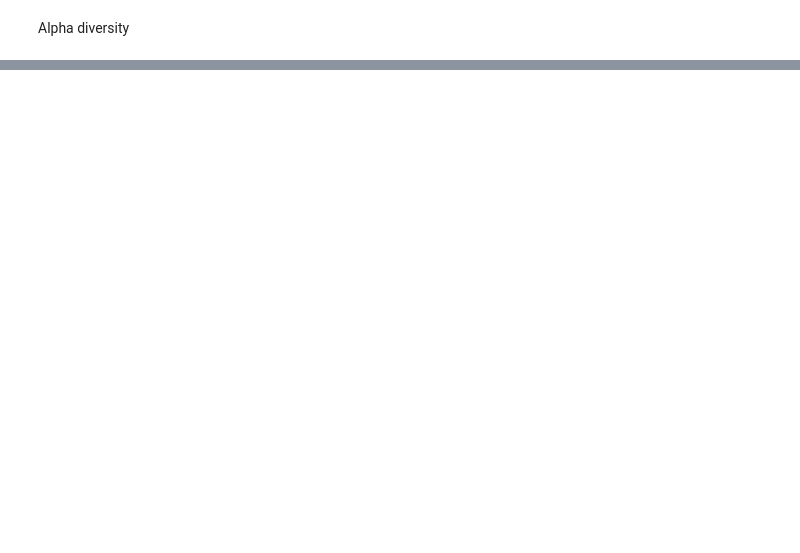
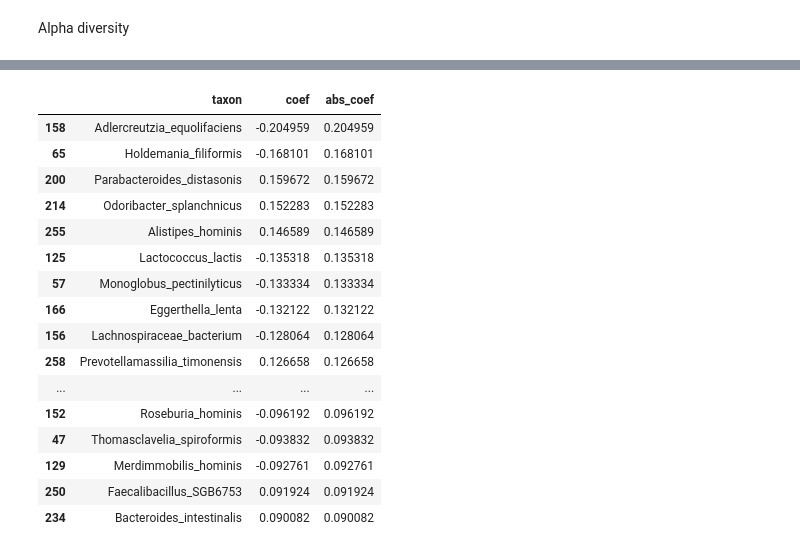
Before and after one commit to dar1a-da/HiddenMicrobiota, a Jupyter notebook: notebooks/metaphlan_analytic.ipynb, the cells around one changed output, grey strips where cells are left out. Cells and saved outputs as stored; diff of their text form; code cells hidden in the pictures; blank space fills up the shorter version.

```diff
--- a/notebooks/metaphlan_analytic.ipynb
+++ b/notebooks/metaphlan_analytic.ipynb
@@ -91,0 +204,8 @@ shannon_df = plot_shannon(me_t, meta, method="Metaphlan")
+# %%
+X_train, X_test, y_train, y_test = train_test_split(
+    X_clr,
+    y,
+    test_size=0.2,
+    random_state=42,
+    stratify=y
+)
@@ -91,0 +229,15 @@ shannon_df = plot_shannon(me_t, meta, method="Metaphlan")
+# %%
+cv = StratifiedKFold(n_splits=5, shuffle=True, random_state=42)
+
+grid = GridSearchCV(
+    pipe,
+    param_grid=param_grid,
+    scoring="roc_auc",
+    cv=cv,
+    n_jobs=-1
+)
+
+grid.fit(X_train, y_train)
+
+print("Best params:", grid.best_params_)
+print("Best CV ROC-AUC:", grid.best_score_)
@@ -91,0 +247,10 @@ shannon_df = plot_shannon(me_t, meta, method="Metaphlan")
+# %%
+best_model = grid.best_estimator_
+
+y_pred = best_model.predict(X_test)
+y_prob = best_model.predict_proba(X_test)[:, 1]
+
+print(classification_report(y_test, y_pred))
+print("Test ROC-AUC:", roc_auc_score(y_test, y_prob))
+print("Confusion matrix:")
+print(confusion_matrix(y_test, y_pred))
@@ -91,0 +271,30 @@ shannon_df = plot_shannon(me_t, meta, method="Metaphlan")
+# %%
+# Importance taxons
+
+coef = best_model.named_steps["model"].coef_[0]
+
+importance = pd.DataFrame({
+    "taxon": X_clr.columns,
+    "coef": coef,
+    "abs_coef": np.abs(coef)
+}).sort_values("abs_coef", ascending=False)
+
+importance.head(30)
+# %% [output]
+|  | taxon | coef | abs_coef |
+| 158 | Adlercreutzia_equolifaciens | -0.204959 | 0.204959 |
+| 65 | Holdemania_filiformis | -0.168101 | 0.168101 |
+| 200 | Parabacteroides_distasonis | 0.159672 | 0.159672 |
+| 214 | Odoribacter_splanchnicus | 0.152283 | 0.152283 |
+| 255 | Alistipes_hominis | 0.146589 | 0.146589 |
+| 125 | Lactococcus_lactis | -0.135318 | 0.135318 |
+| 57 | Monoglobus_pectinilyticus | -0.133334 | 0.133334 |
+| 166 | Eggerthella_lenta | -0.132122 | 0.132122 |
+| 156 | Lachnospiraceae_bacterium | -0.128064 | 0.128064 |
+| 258 | Prevotellamassilia_timonensis | 0.126658 | 0.126658 |
+| ... | ... | ... | ... |
+| 152 | Roseburia_hominis | -0.096192 | 0.096192 |
+| 47 | Thomasclavelia_spiroformis | -0.093832 | 0.093832 |
+| 129 | Merdimmobilis_hominis | -0.092761 | 0.092761 |
+| 250 | Faecalibacillus_SGB6753 | 0.091924 | 0.091924 |
+| 234 | Bacteroides_intestinalis | 0.090082 | 0.090082 |
```
Also changed, not shown: parts of 27 cells of this notebook, 29 other files.
